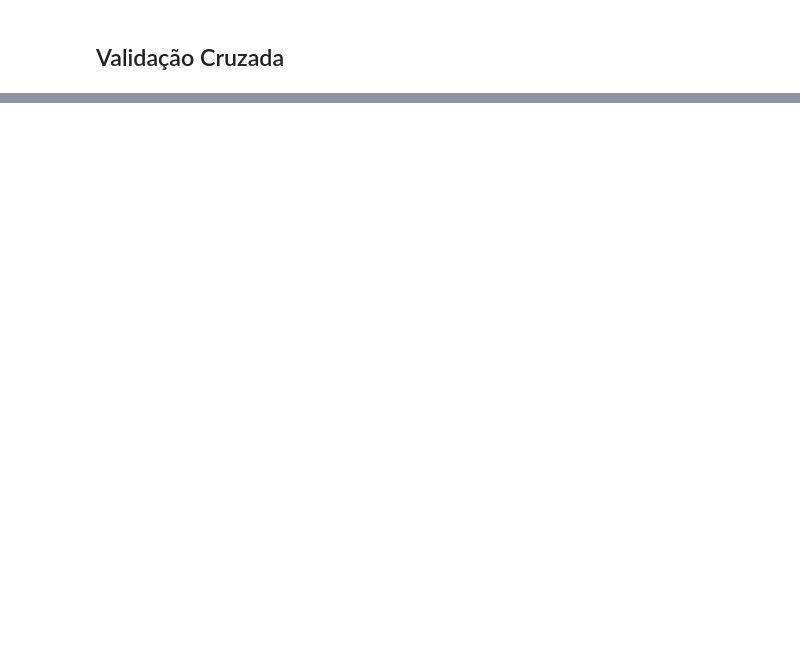
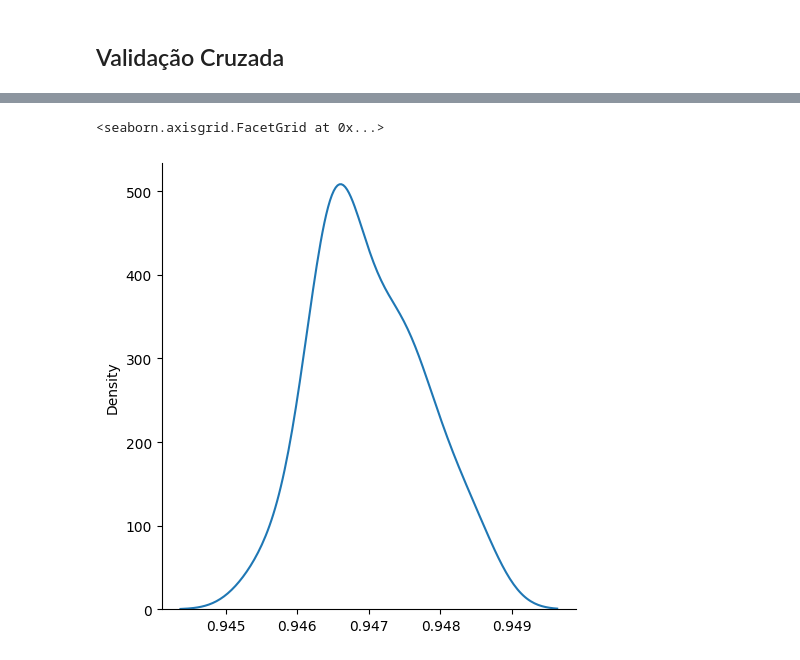
Before and after one commit to Josearthur266/Aprendendo_Machine_Learning, a Jupyter notebook: Avaliacao_de_algoritmo_classificacao/classificacao_algoritmo.ipynb, the cells around one changed output, grey strips where cells are left out. Saved outputs shown, nothing was run; the diff lists cells and outputs as text; code cells hidden in the pictures; blank space fills up the shorter version.

```diff
--- a/Avaliacao_de_algoritmo_classificacao/classificacao_algoritmo.ipynb
+++ b/Avaliacao_de_algoritmo_classificacao/classificacao_algoritmo.ipynb
@@ -285,0 +317,5 @@ dtype: float64
+# %%
+sns.displot(resultados_logistica, kind = 'kde')
+# %% [output]
+<seaborn.axisgrid.FacetGrid at 0x...>
+[figure, added]
```
Also changed, not shown: parts of 17 cells of this notebook.
